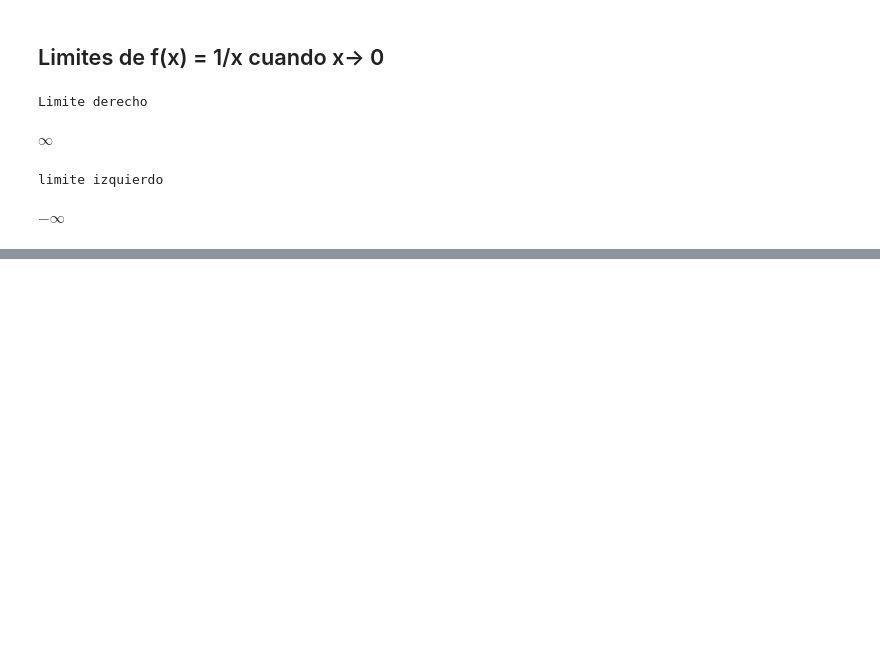
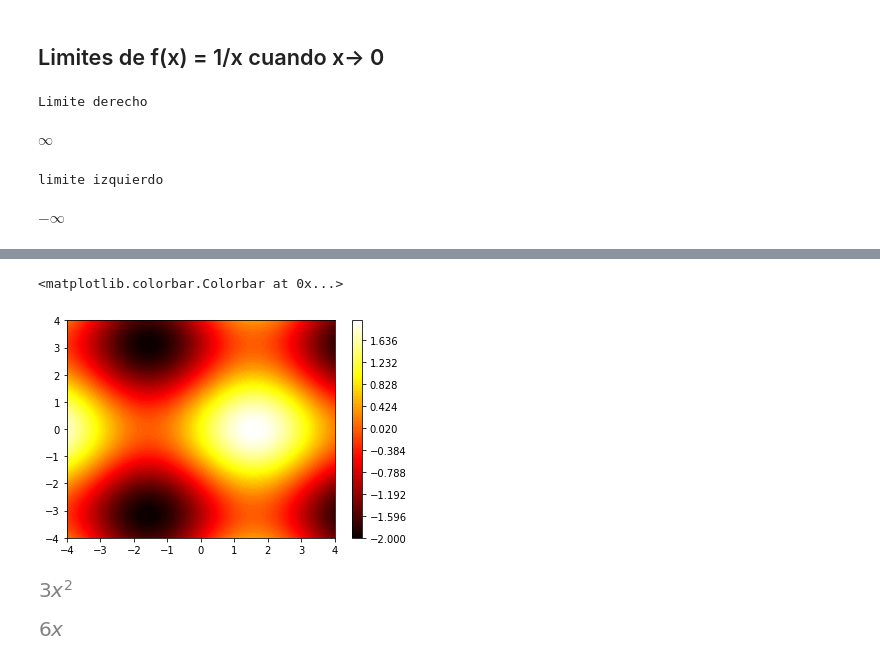
Before and after one commit to akero11/math-archive, a Jupyter notebook: calculo_basico.ipynb, the cells around one changed output, grey strips where cells are left out. Cells and saved outputs as stored; diff of their text form; code cells hidden in the pictures; blank space fills up the shorter version.

```diff
--- a/calculo_basico.ipynb
+++ b/calculo_basico.ipynb
@@ -214,0 +288,11 @@ $\displaystyle -\infty$
+# %%
+fig2, ax2 = plt.subplots()
+
+level_map = np.linspace(np.min(z), np.max(z), num = res)
+
+cp = ax2.contourf(x, y, z, levels = level_map, cmap = cm.hot)
+
+fig2.colorbar(cp)
+# %% [output]
+<matplotlib.colorbar.Colorbar at 0x...>
+[figure, added]
@@ -214,0 +303,12 @@ $\displaystyle -\infty$
+# %%
+# derivada de e (expr)
+d = diff(e, 'x')
+d
+# %% [output]
+[figure, added]
+# %%
+# derivada de la derivada (segunda derivada)
+d2 = diff(d, 'x')
+d2
+# %% [output]
+[figure, added]
```
Also changed, not shown: parts of 17 cells of this notebook.
